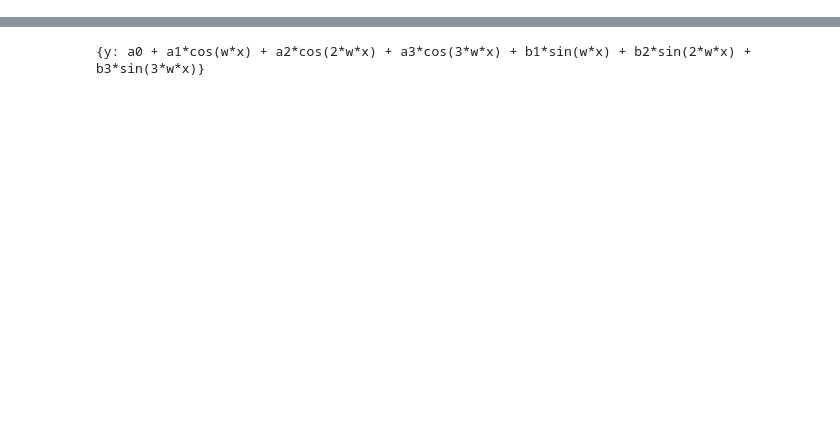
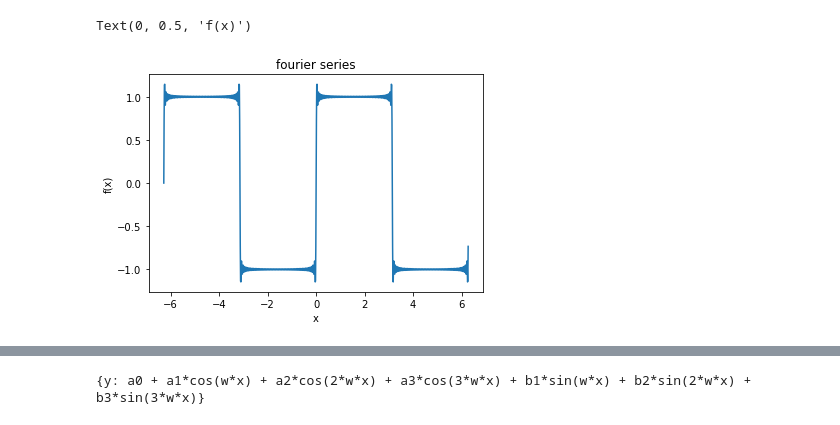
Before and after one commit to CHI-YU-SUNG/ML, a Jupyter notebook: hw2/HW2 .ipynb, the cells around one changed output, grey strips where cells are left out. Drawn from its saved outputs; the diff is of its cells as text; code cells hidden in the pictures; blank space fills up the shorter version.

```diff
--- a/hw2/HW2 .ipynb
+++ b/hw2/HW2 .ipynb
@@ -0,0 +54,19 @@
+# %%
+def fourier(x, order, a0, an, bn):
+    series = a0
+    for n in range(1,order+1):
+        #series = series + An(order)[n-1] * np.cos(n * x) + Bn(order)[n-1] * np.sin(n * x)
+        series = series + an[n-1] * np.cos(2 * np.pi * n / period * x) + bn[n-1] * np.sin(2 * np.pi * n / period * x)
+    #print(A0())
+    #print(An(order))
+    #print(Bn(order))
+    return series
+order = 100
+series = fourier(x, order, A0(), An(order), Bn(order))
+plt.plot(x, series)
+plt.title('fourier series')
+plt.xlabel('x')
+plt.ylabel('f(x)')
+# %% [output]
+Text(0, 0.5, 'f(x)')
+[figure, added]
```
Also changed, not shown: parts of 10 cells of this notebook, 5 other files.
